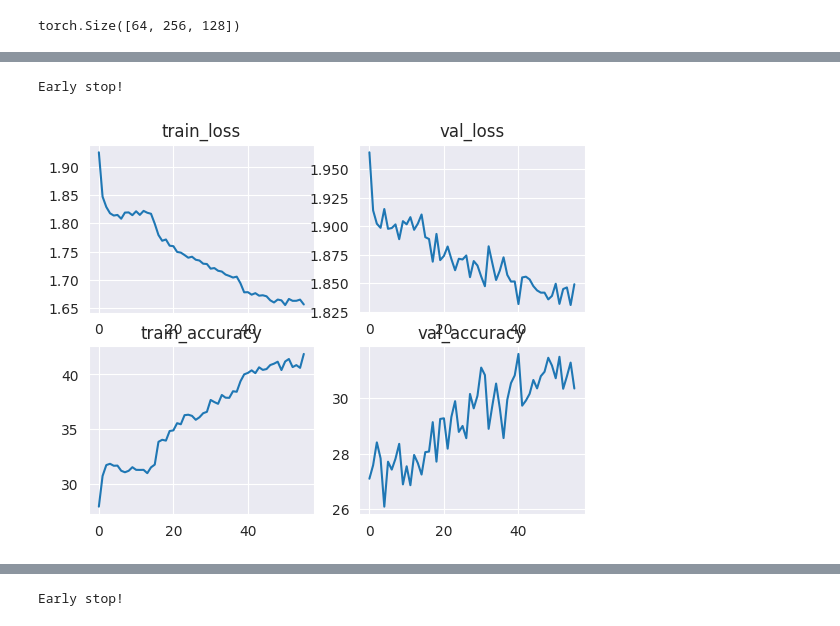
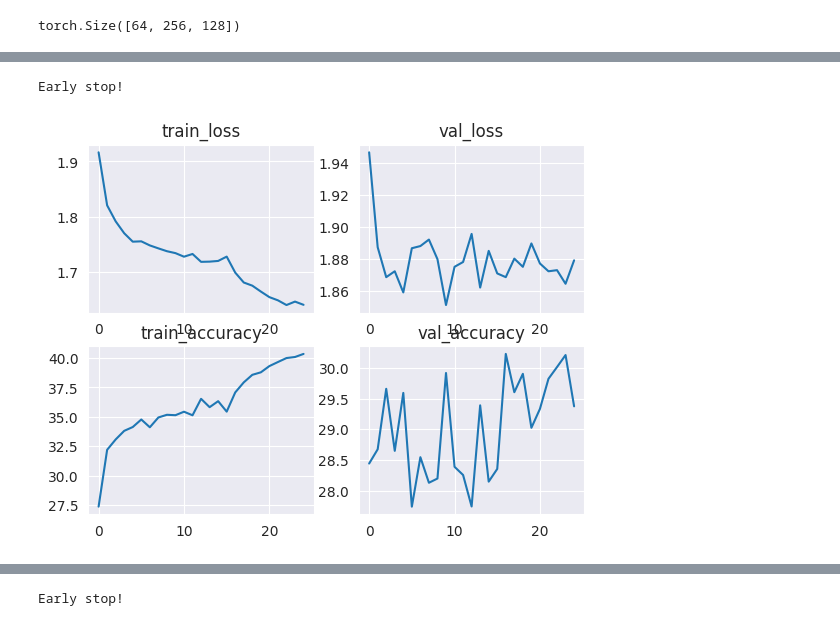
Before and after one commit to Sergey-Baranenkov/mag_coursework, a Jupyter notebook: genre_classification_melgram.ipynb, the cells around one changed output, grey strips where cells are left out. Cells and saved outputs as stored; diff of their text form; code cells hidden in the pictures.

```diff
--- a/genre_classification_melgram.ipynb
+++ b/genre_classification_melgram.ipynb
@@ -63,12 +60,12 @@ Test (array([0, 1, 2, 3, 4, 5, 6, 7]), array([249, 252, 250, 249, 252, 253, 233,
 {0: 'Blues', 1: 'Classical', 2: 'Electronic', 3: 'Folk', 4: 'Hip-Hop', 5: 'Jazz', 6: 'Pop', 7: 'Rock'}
 # %%
-ff_simple_model = FeedForwardSimpleModel(250 * 128, NUM_CLASSES).to(DEVICE)
-train_progress, val_progress = executor(DEVICE, ff_simple_model, train_dataloader = train_data_loader, val_dataloader=val_data_loader, epochs=100, learning_rate=0.0001, weight_decay=0.1, evaluate_per_iteration=10, early_stop_after=(15,  0.001))
+ff_simple_model = FeedForwardSimpleModel(256 * 128, NUM_CLASSES).to(DEVICE)
+train_progress, val_progress = executor(DEVICE, ff_simple_model, train_dataloader = train_data_loader, val_dataloader=val_data_loader, epochs=100, learning_rate=0.0001, weight_decay=0.01, evaluate_per_iteration=10, early_stop_after=(15,  0.001))
 
 plot_metrics(train_progress, val_progress, metrics = ['loss', 'accuracy'])
 # %% [output]
 Early stop!
-[figure, old version]
+[figure, new version]
 # %%
 test_loss, test_accuracy, (test_pred, test_true) = evaluate(DEVICE, ff_simple_model, test_data_loader, criterion=nn.CrossEntropyLoss(), return_pred=True)
 
```
Also changed, not shown: parts of 7 cells of this notebook, 10 other files.
